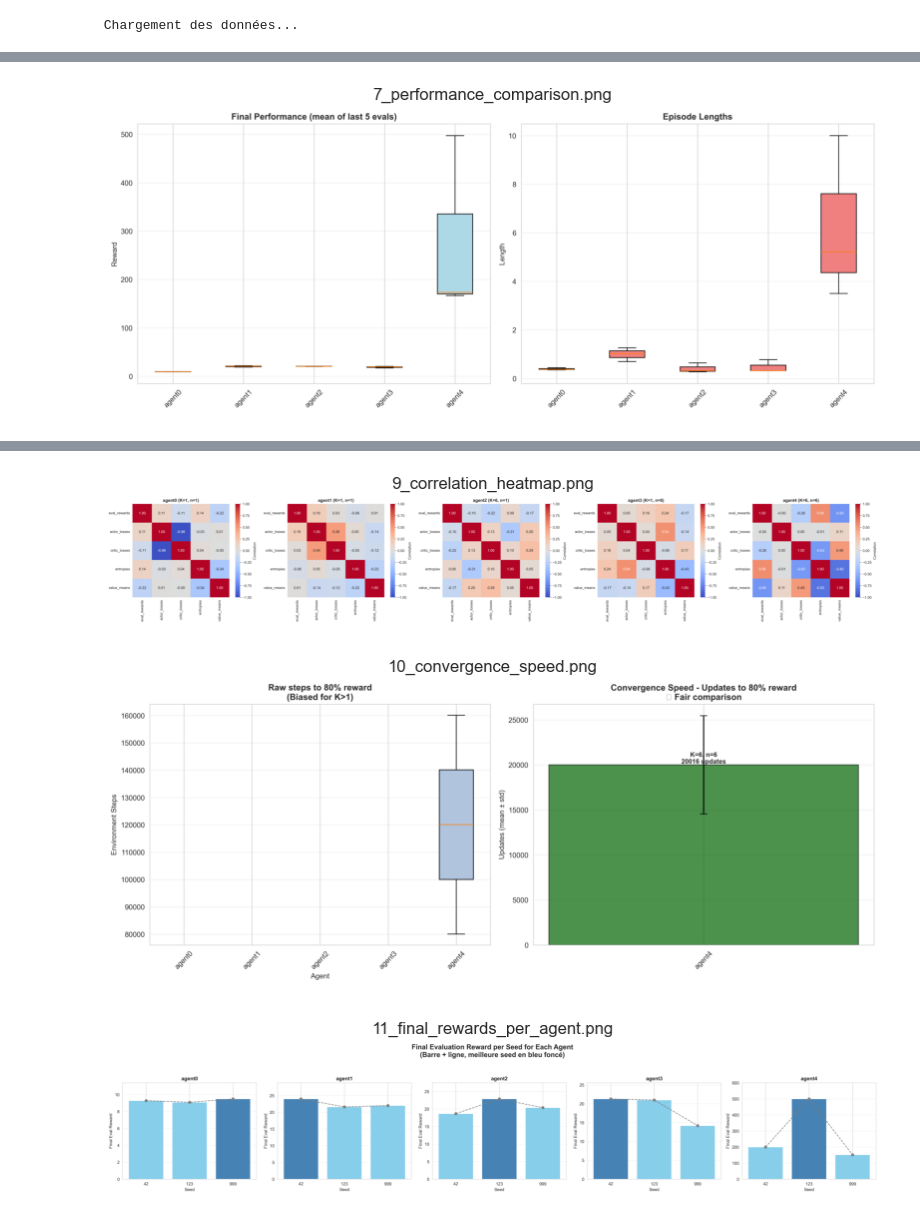
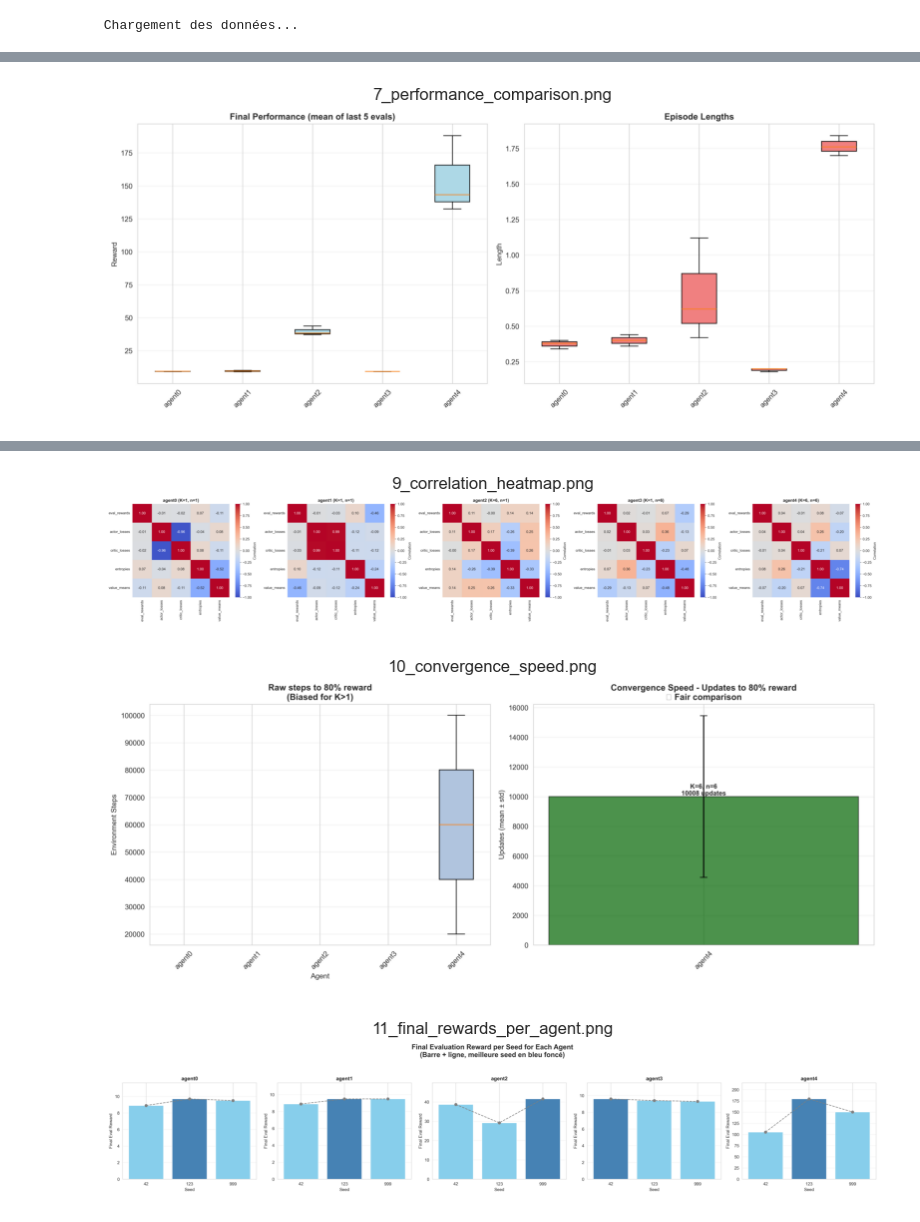
Before and after one commit to fatmachahed/RL-Project, a Jupyter notebook: notebooks/main_code.ipynb, the cells around one changed output, grey strips where cells are left out. Cells and saved outputs as stored; diff of their text form; code cells hidden in the pictures.

```diff
--- a/notebooks/main_code.ipynb
+++ b/notebooks/main_code.ipynb
@@ -116,7 +100,7 @@ import os
 
 # Racine du projet = parent du dossier notebooks
 PROJECT_ROOT = Path.cwd().parent
-plots_dir = PROJECT_ROOT / "plots"
+plots_dir = PROJECT_ROOT / "plots_0001"
 
 # Lister et trier les PNG
 plot_files = sorted(
@@ -143 +127 @@ for fname in plot_files:
-[figure, old version]
+[figure, new version]
@@ -145,3 +129,3 @@ for fname in plot_files:
-[figure, old version]
+[figure, new version]
-[figure, old version]
+[figure, new version]
-[figure, old version]
+[figure, new version]
```
Also changed, not shown: parts of 6 cells of this notebook, 5 other files.
